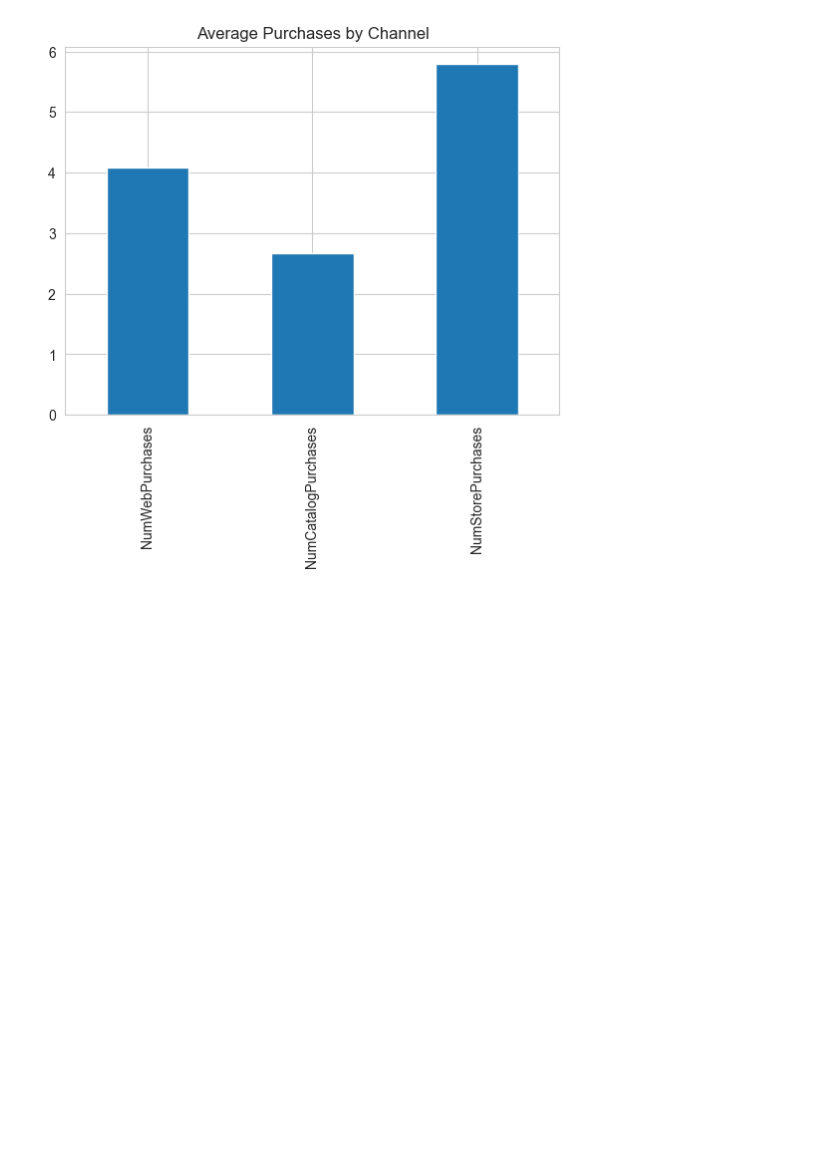
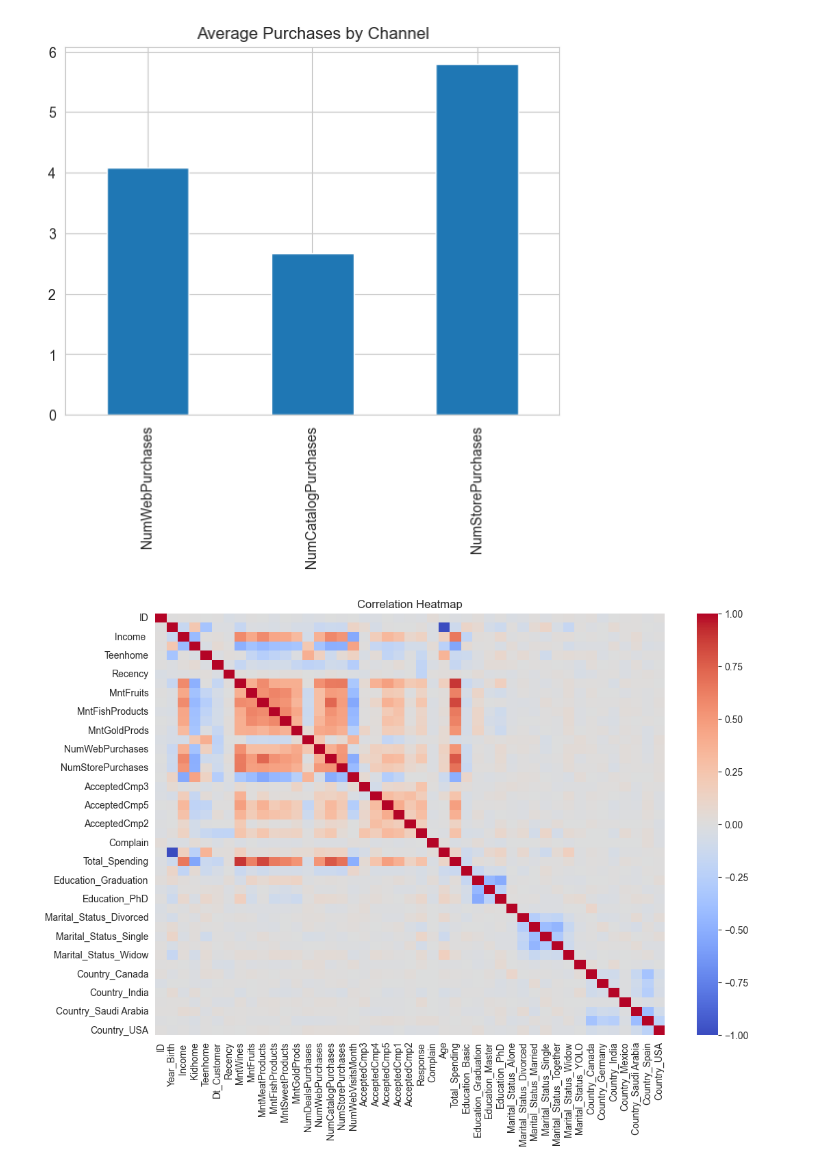
Before and after one commit to kaveeshahettige/IS4116_Assignment_Data_Analysis, a Jupyter notebook: notebooks/marketing_analysis.ipynb, the cells around one changed output. Cells and saved outputs as stored; diff of their text form; code cells hidden in the pictures; blank space fills up the shorter version.

Commit message:
statistical methods -correlation analysis , cutomer segmentation

```diff
--- a/notebooks/marketing_analysis.ipynb
+++ b/notebooks/marketing_analysis.ipynb
@@ -190,3 +190,10 @@ plt.title("Average Purchases by Channel")
 plt.show()
 # %% [output]
 [figure]
+# %%
+plt.figure(figsize=(12,8))
+sns.heatmap(df_encoded.corr(), cmap="coolwarm")
+plt.title("Correlation Heatmap")
+plt.show()
+# %% [output]
+[figure, added]
```
Also changed, not shown: parts of 1 cell of this notebook.
